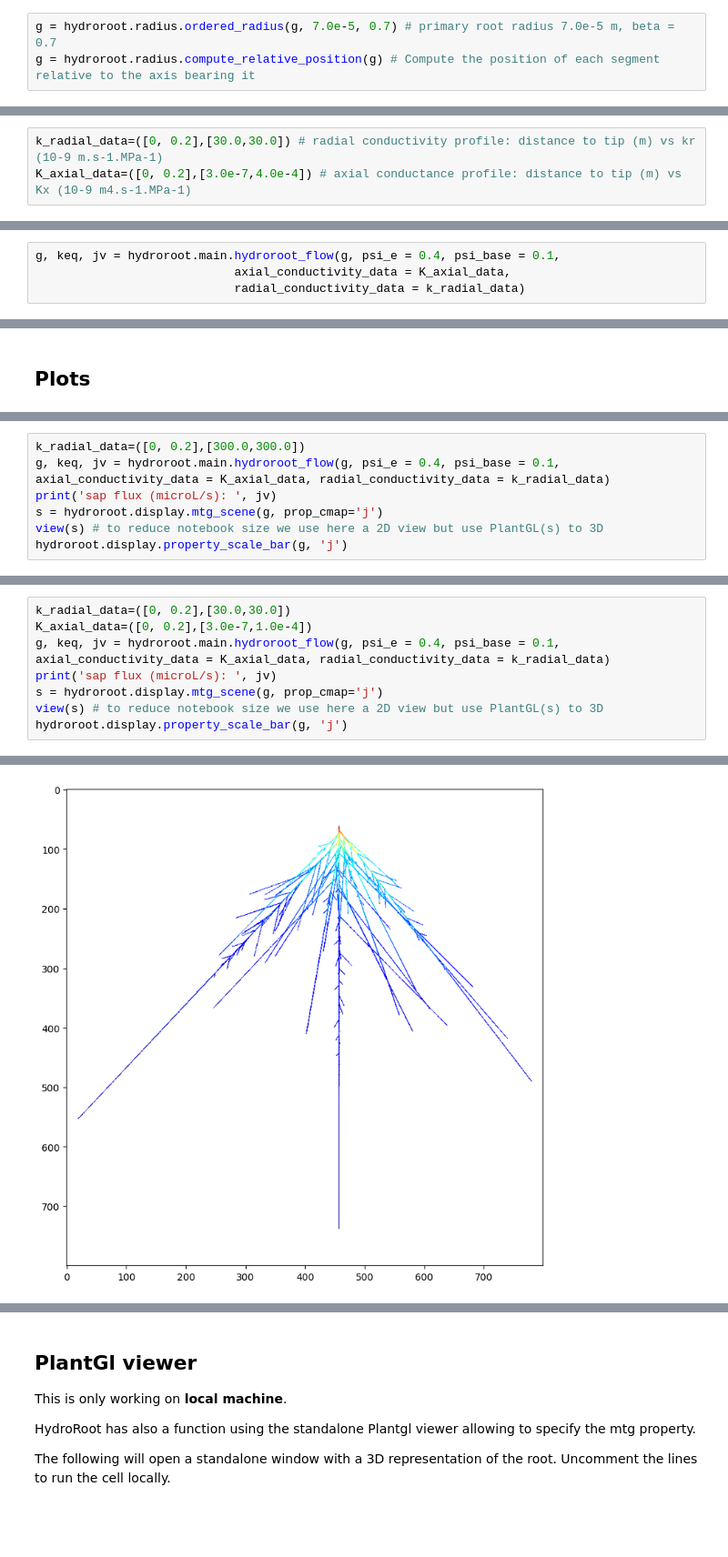
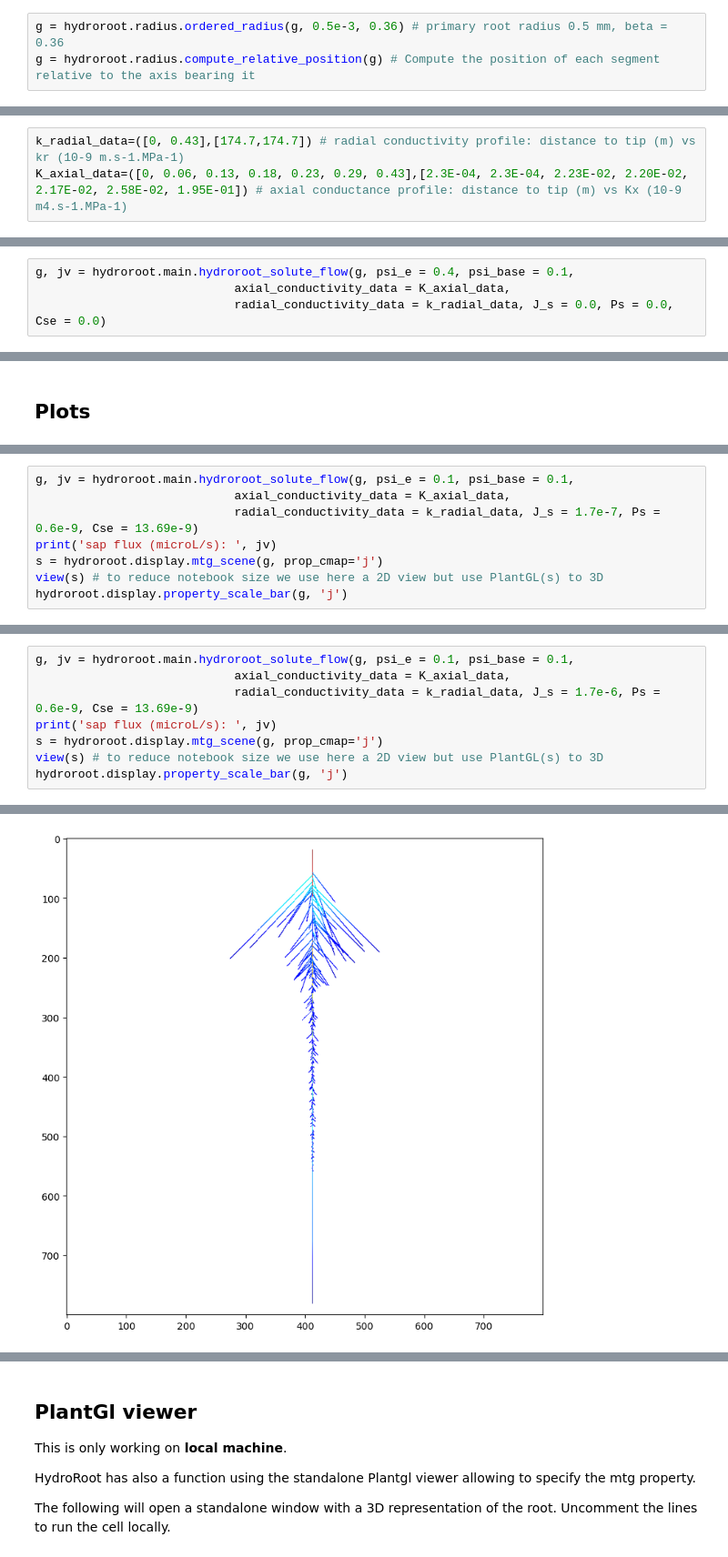
Before and after one commit to openalea/hydroroot, a Jupyter notebook: tutorial/2_tutorial.ipynb, the cells around one changed output, grey strips where cells are left out. Shown at 91% size. Saved outputs shown, nothing was run; the diff lists cells and outputs as text; blank space fills up the shorter version.

Commit message:
[no ci] WIP added solute transport tuto

```diff
--- a/tutorial/2_tutorial.ipynb
+++ b/tutorial/2_tutorial.ipynb
@@ -22,6 +22,6 @@ g = hydroroot.hydro_io.read_rsml('plant-01.rsml', segment_length=1.0e-4)
 2. Set the root radii
    The radius setting follows the Arabidopsis model describeded in Boursiac et al. 2022. The root radius is set according to the radius of the primary root $r_{ref}$ and the order of the lateral as follows: $r_{lat} = \beta^{order} r_{ref}$. $\beta$ is the radius decreasing facteur between root orders.
 # %%
-g = hydroroot.radius.ordered_radius(g, 7.0e-5, 0.7) # primary root radius 7.0e-5 m, beta = 0.7
+g = hydroroot.radius.ordered_radius(g, 0.5e-3, 0.36) # primary root radius 0.5 mm, beta = 0.36
 g = hydroroot.radius.compute_relative_position(g) # Compute the position of each segment relative to the axis bearing it
 # %% [markdown]
@@ -29,4 +29,4 @@ g = hydroroot.radius.compute_relative_position(g) # Compute the position of each
 # %%
-k_radial_data=([0, 0.2],[30.0,30.0]) # radial conductivity profile: distance to tip (m) vs kr (10-9 m.s-1.MPa-1)
-K_axial_data=([0, 0.2],[3.0e-7,4.0e-4]) # axial conductance profile: distance to tip (m) vs Kx (10-9 m4.s-1.MPa-1)
+k_radial_data=([0, 0.43],[174.7,174.7]) # radial conductivity profile: distance to tip (m) vs kr (10-9 m.s-1.MPa-1)
+K_axial_data=([0, 0.06, 0.13, 0.18, 0.23, 0.29, 0.43],[2.3E-04, 2.3E-04, 2.23E-02, 2.20E-02, 2.17E-02, 2.58E-02, 1.95E-01]) # axial conductance profile: distance to tip (m) vs Kx (10-9 m4.s-1.MPa-1)
 # %% [markdown]
@@ -36,7 +36,7 @@ for a detopped root in a hydroponic medium at 0.4 MPa, its base at 0.1 MPa.
 # %%
-g, keq, jv = hydroroot.main.hydroroot_flow(g, psi_e = 0.4, psi_base = 0.1,
+g, jv = hydroroot.main.hydroroot_solute_flow(g, psi_e = 0.4, psi_base = 0.1,
                             axial_conductivity_data = K_axial_data,
-                            radial_conductivity_data = k_radial_data)
+                            radial_conductivity_data = k_radial_data, J_s = 0.0, Ps = 0.0, Cse = 0.0)
 # %% [markdown]
 Print resuls
 # %%
@@ -59,6 +60,7 @@ You may change the radial conductivity and see the impact on the water uptake
 # %%
-k_radial_data=([0, 0.2],[300.0,300.0])
-g, keq, jv = hydroroot.main.hydroroot_flow(g, psi_e = 0.4, psi_base = 0.1, axial_conductivity_data = K_axial_data, radial_conductivity_data = k_radial_data)
+g, jv = hydroroot.main.hydroroot_solute_flow(g, psi_e = 0.1, psi_base = 0.1,
+                            axial_conductivity_data = K_axial_data,
+                            radial_conductivity_data = k_radial_data, J_s = 1.7e-7, Ps = 0.6e-9, Cse = 13.69e-9)
 print('sap flux (microL/s): ', jv)
 s = hydroroot.display.mtg_scene(g, prop_cmap='j')
 view(s) # to reduce notebook size we use here a 2D view but use PlantGL(s) to 3D
@@ -72,7 +74,7 @@ sap flux (microL/s):  0.010609107156851389
 # %%
-k_radial_data=([0, 0.2],[30.0,30.0])
-K_axial_data=([0, 0.2],[3.0e-7,1.0e-4])
-g, keq, jv = hydroroot.main.hydroroot_flow(g, psi_e = 0.4, psi_base = 0.1, axial_conductivity_data = K_axial_data, radial_conductivity_data = k_radial_data)
+g, jv = hydroroot.main.hydroroot_solute_flow(g, psi_e = 0.1, psi_base = 0.1,
+                            axial_conductivity_data = K_axial_data,
+                            radial_conductivity_data = k_radial_data, J_s = 1.7e-6, Ps = 0.6e-9, Cse = 13.69e-9)
 print('sap flux (microL/s): ', jv)
 s = hydroroot.display.mtg_scene(g, prop_cmap='j')
 view(s) # to reduce notebook size we use here a 2D view but use PlantGL(s) to 3D
@@ -82 +84 @@ sap flux (microL/s):  0.0019166890917623359
-[figure, old version]
+[figure, new version]
```
Also changed, not shown: parts of 10 cells of this notebook, 3 other files.
